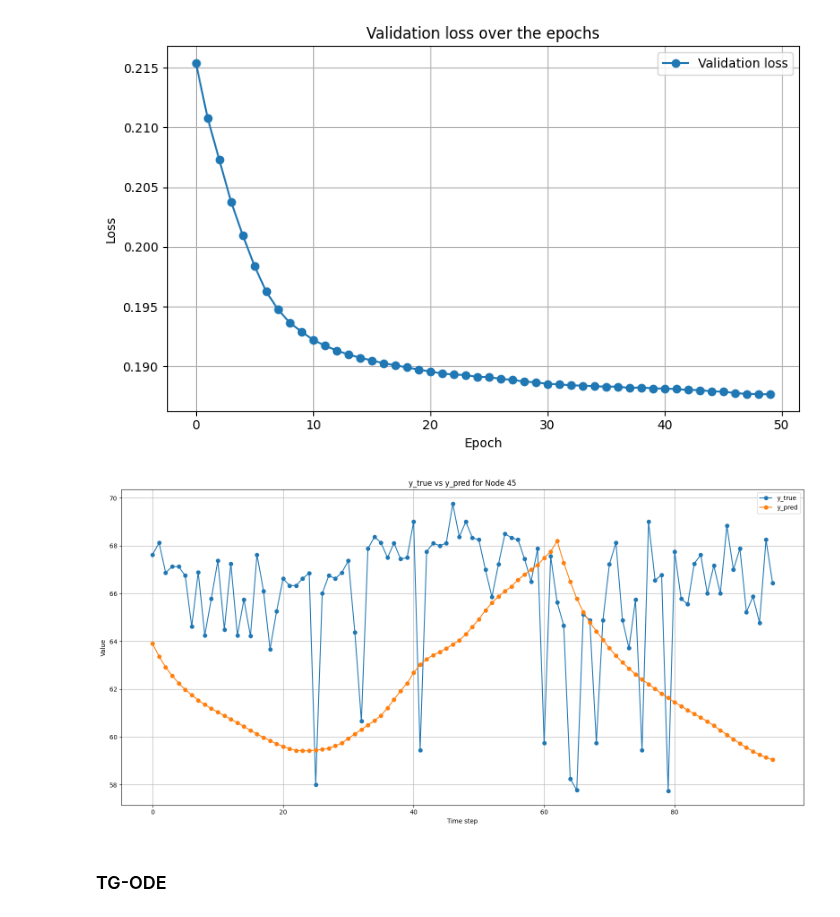
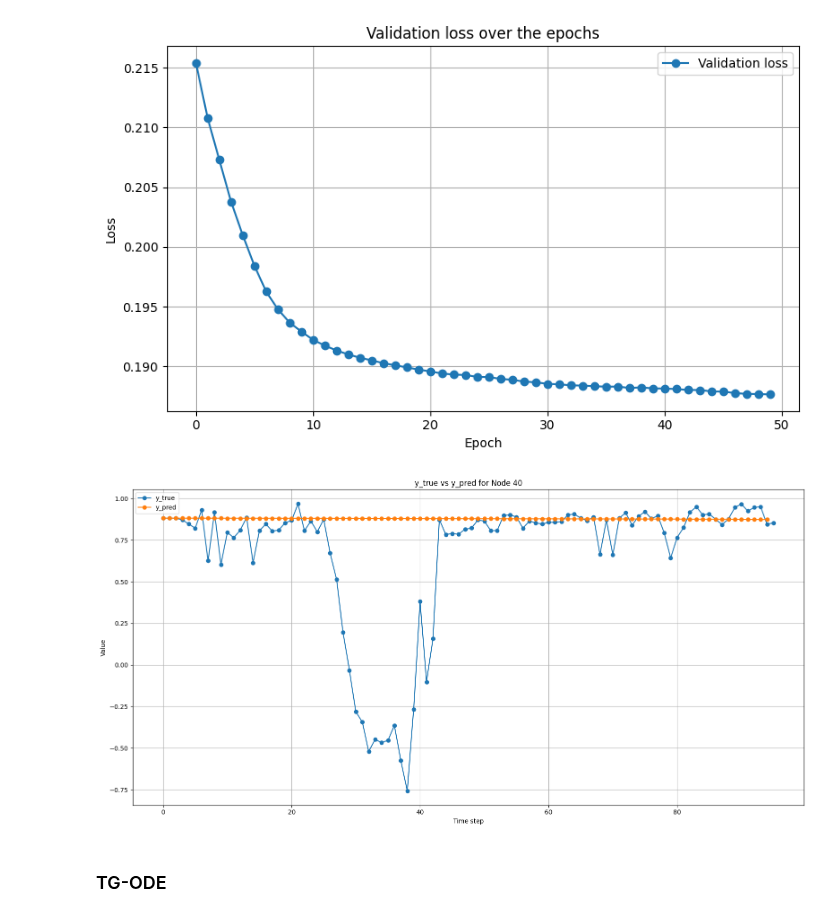
Before and after one commit to riccardocappi/Kan-for-Interpretable-Graph-Dynamics, a Jupyter notebook: post_processing.ipynb, the cells around one changed output. Drawn from its saved outputs; the diff is of its cells as text; code cells hidden in the pictures.

```diff
--- a/post_processing.ipynb
+++ b/post_processing.ipynb
@@ -160,9 +160,9 @@ optuna.delete_study(study_name="model-metrla-gkan-test-new-dataset", storage=sto
 # %%
 config_path = './configs/config_metrla_gkan.yml'
 config = load_config(config_path)
-config['epochs'] = 10
-# config['name'] = 'metrla2'
-config['n_iter'] = 5
+# config['epochs'] = 10
+config['name'] = 'metrla'
+# config['n_iter'] = 5
 # config['method'] = 'dopri5'
 # config['num_samples'] = 96
 # config['include_time'] = True
@@ -364,5 +362,7 @@ best_model = build_model_from_file(
     method='dopri5',
     adjoint=True
 )
+# %%
+raw_data, raw_time = training_set.raw_data_sampled, training_set.t_sampled
 # %%
 best_model = best_model.to(torch.device('cuda'))
@@ -370,7 +369,17 @@ y_true, y_pred = get_predictions(best_model, valid_set, scaler)
+# %%
+y_true, y_pred = get_predictions(
+    model=best_model,
+    data=raw_data[0],   # first day
+    time=raw_time[0],   # first day
+    scaler=scaler,
+    edge_index=training_set[0].edge_index,
+    edge_attr=training_set[0].edge_attr
+)
 # %%
-plot_predictions(y_true=y_true, y_pred=y_pred, node_index=45)
+node_index = 40
+plot_predictions(y_true=y_true, y_pred=y_pred, node_index=node_index)
 # %% [output]
-[figure, old version]
+[figure, new version]
 # %% [markdown]
 ### TG-ODE
 # %%
```
Also changed, not shown: parts of 5 cells of this notebook, 8 other files.
